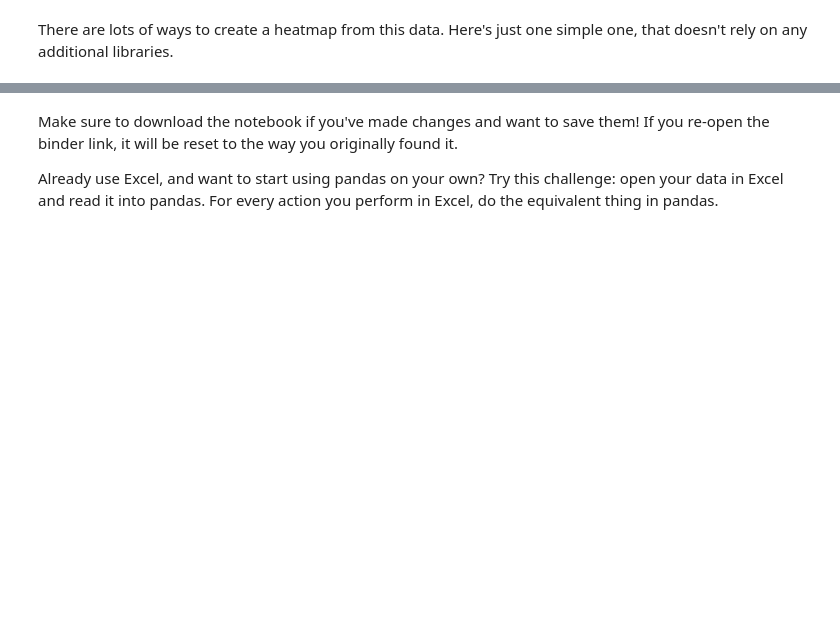
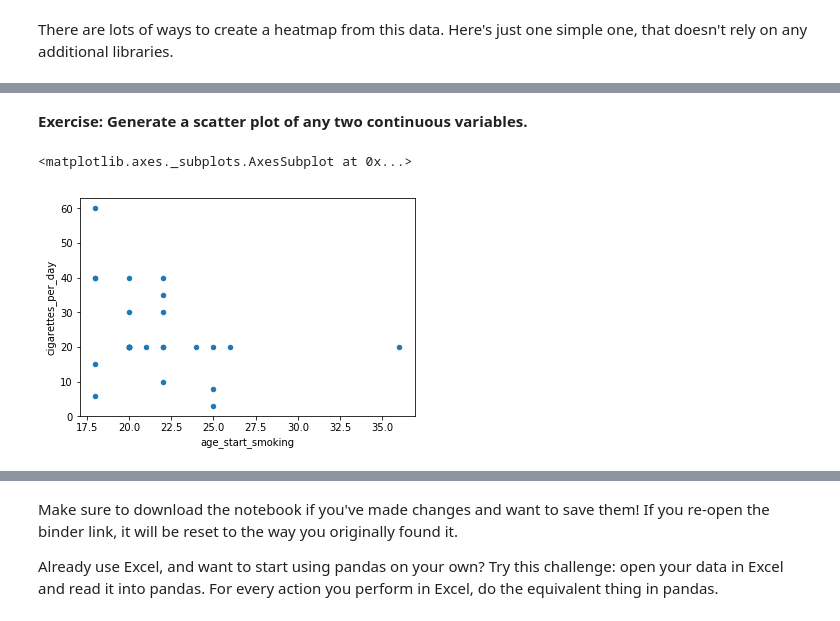
Before and after one commit to bballew/pandas_tutorial, a Jupyter notebook: Data_science_workshop.ipynb, the cells around one changed output, grey strips where cells are left out. Saved outputs shown, nothing was run; the diff lists cells and outputs as text; code cells hidden in the pictures; blank space fills up the shorter version.

```diff
--- a/Data_science_workshop.ipynb
+++ b/Data_science_workshop.ipynb
@@ -1044,0 +1292,7 @@ __Exercise: Start with any example from this section.  Use `shift + TAB` to find
+# %% [markdown]
+__Exercise: Generate a scatter plot of any two continuous variables.__
+# %%
+df_clean.plot.scatter('age_start_smoking','cigarettes_per_day')
+# %% [output]
+<matplotlib.axes._subplots.AxesSubplot at 0x...>
+[figure, added]
```
Also changed, not shown: parts of 51 cells of this notebook, 1 other file.
